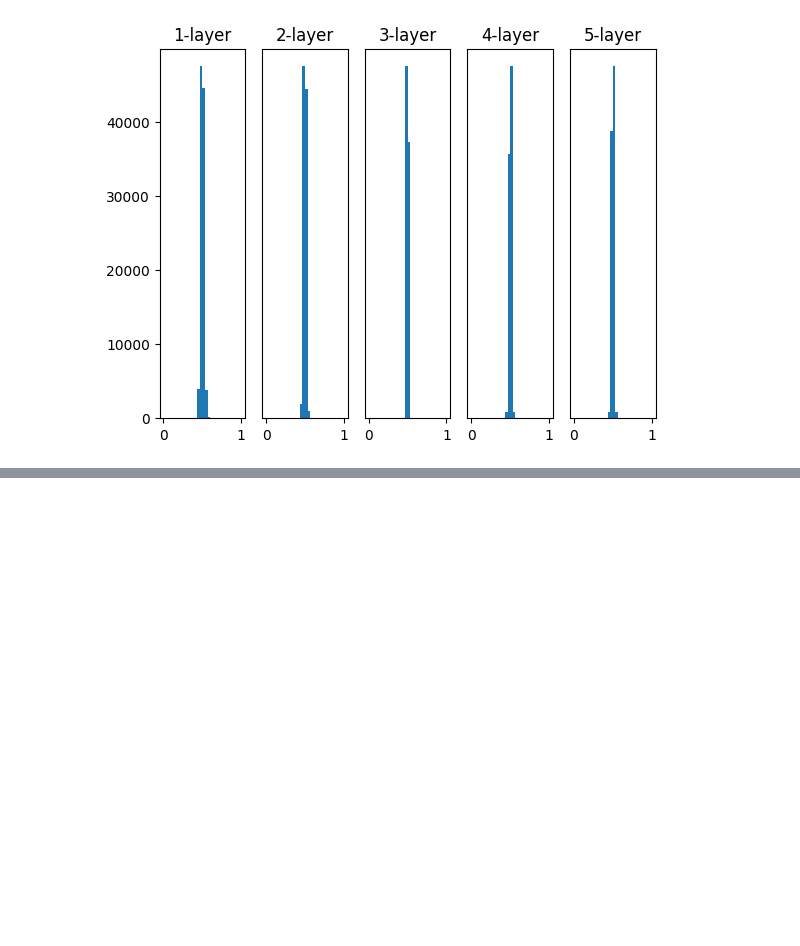
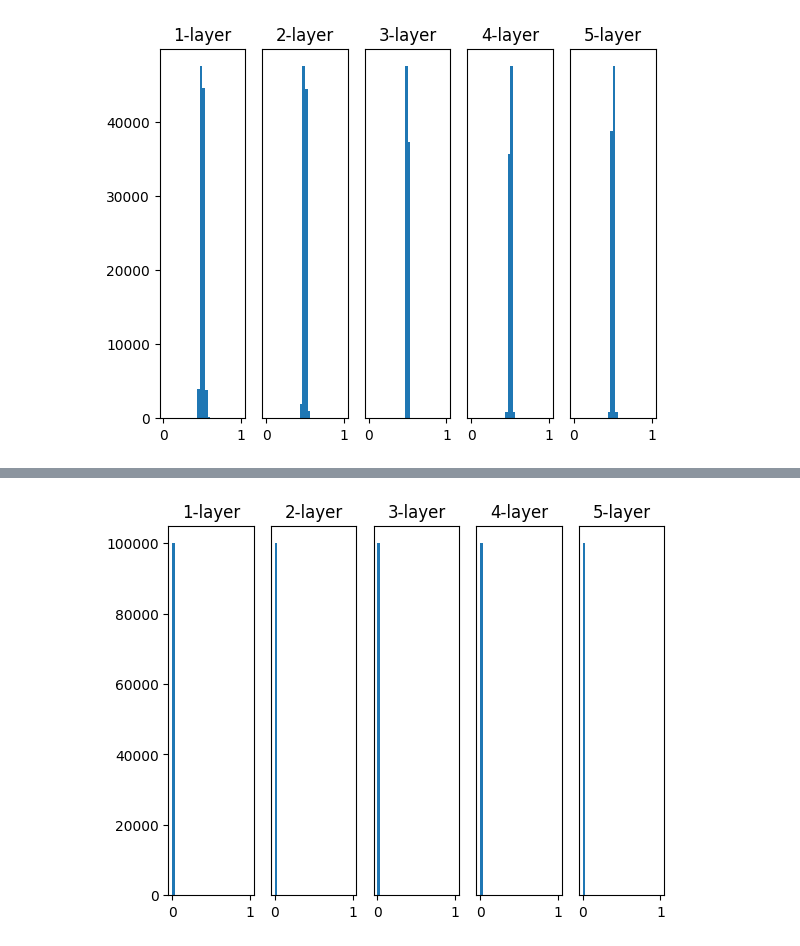
Before and after one commit to LokTsinglong/introDeepLearning, a Jupyter notebook: learningTricks.ipynb, the cells around one changed output, grey strips where cells are left out. Drawn from its saved outputs; the diff is of its cells as text; code cells hidden in the pictures; blank space fills up the shorter version.

```diff
--- a/learningTricks.ipynb
+++ b/learningTricks.ipynb
@@ -119,0 +177,19 @@ plt.show()
+# %%
+#采用ReLU激活函数
+#这边图片有问题
+for i in range(hidden_layer_size):
+    if i!=0:
+        x=activations[i-1] #前一层的输出作为当前层的输入
+    w=np.random.randn(node_num,node_num)*np.sqrt(2.0/node_num) #第2种初始化权重的方案,He 初始
+    a=np.dot(x,w)
+    z=ReLU(a)
+    activations[i]=z #可以注意这个activations字典结构，一个key对应的是一个二维矩阵
+#绘制直方图
+for i,a in activations.items():
+    plt.subplot(1,len(activations),i+1)
+    plt.title(str(i+1)+'-layer')
+    if i!=0:plt.yticks([],[])
+    plt.hist(a.flatten(),30,range=(0,1))
+plt.show()
+# %% [output]
+[figure, added]
```
Also changed, not shown: parts of 4 cells of this notebook.
